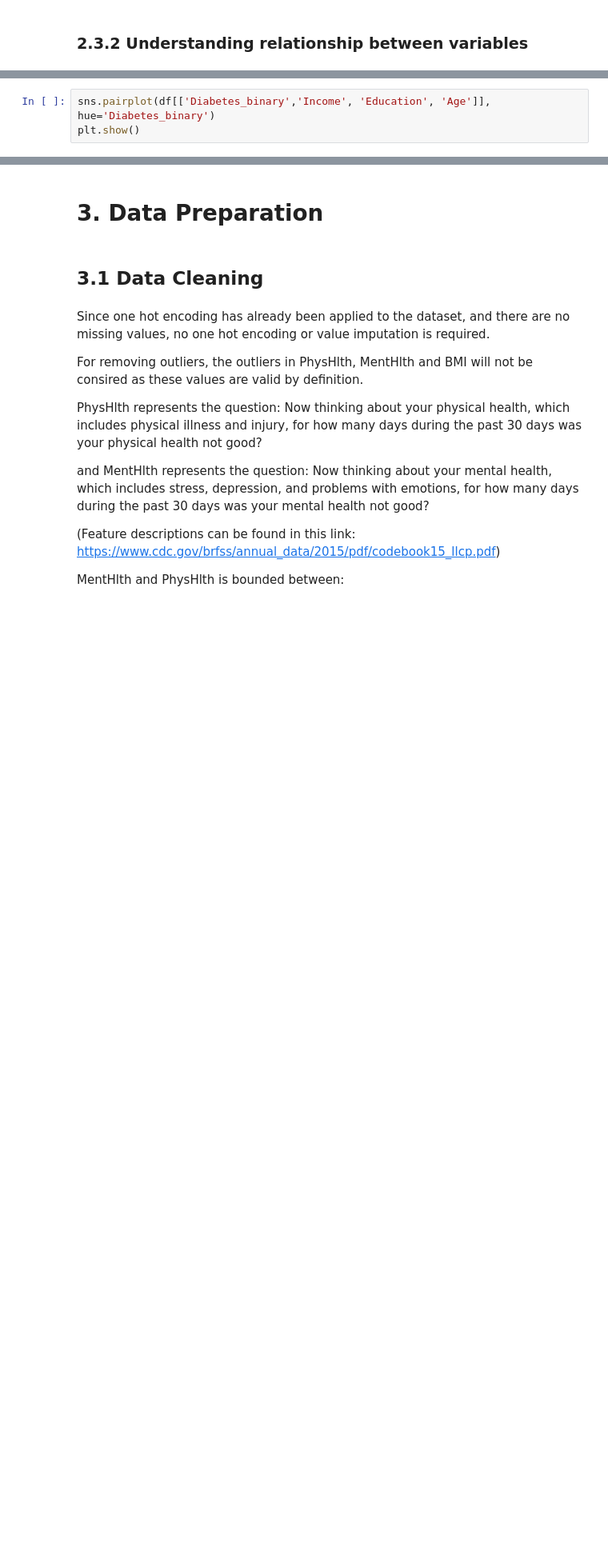
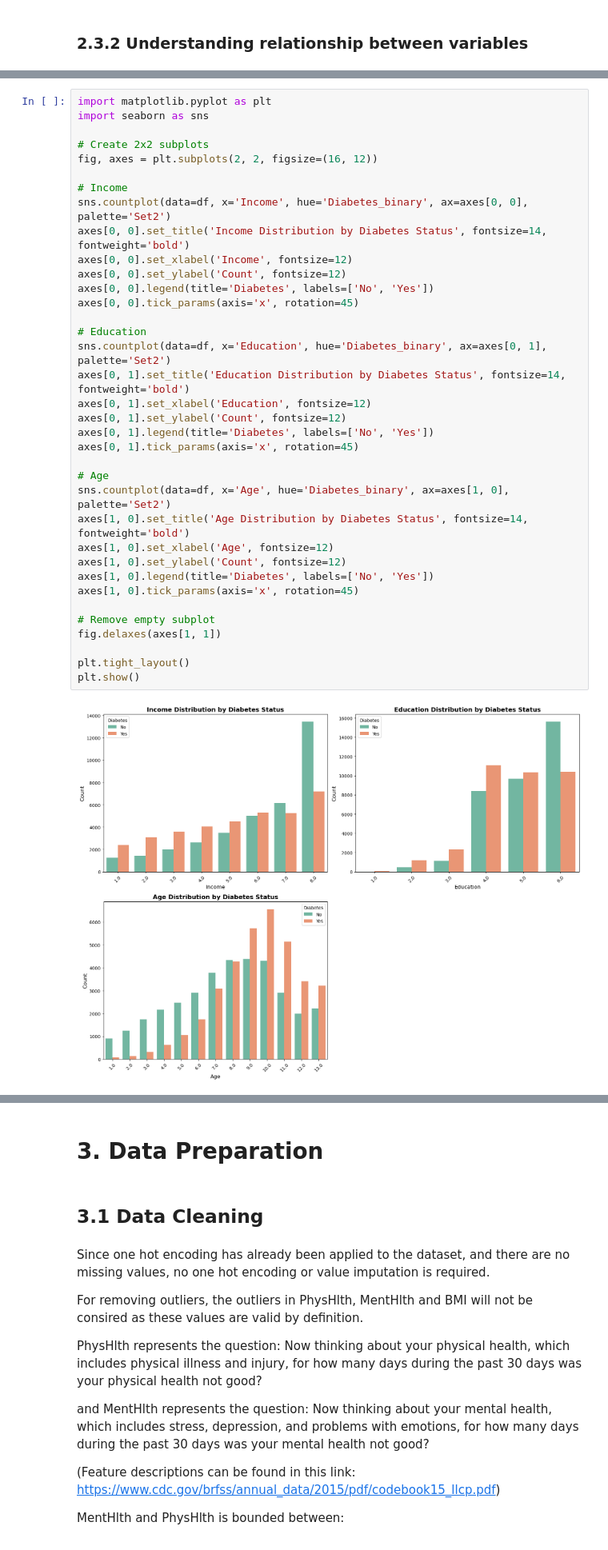
Before and after one commit to Isaac-tan318/MLDP, a Jupyter notebook: MLDP Program Codes Submission Template.ipynb, the cells around one changed output, grey strips where cells are left out. Shown at 80% size. Cells and saved outputs as stored; diff of their text form; blank space fills up the shorter version.

```diff
--- a/MLDP Program Codes Submission Template.ipynb
+++ b/MLDP Program Codes Submission Template.ipynb
@@ -219,3 +229,38 @@ plt.show()
 # %%
-sns.pairplot(df[['Diabetes_binary','Income', 'Education', 'Age']], hue='Diabetes_binary')
+import matplotlib.pyplot as plt
+import seaborn as sns
+
+# Create 2x2 subplots
+fig, axes = plt.subplots(2, 2, figsize=(16, 12))
+
+# Income
+sns.countplot(data=df, x='Income', hue='Diabetes_binary', ax=axes[0, 0], palette='Set2')
+axes[0, 0].set_title('Income Distribution by Diabetes Status', fontsize=14, fontweight='bold')
+axes[0, 0].set_xlabel('Income', fontsize=12)
+axes[0, 0].set_ylabel('Count', fontsize=12)
+axes[0, 0].legend(title='Diabetes', labels=['No', 'Yes'])
+axes[0, 0].tick_params(axis='x', rotation=45)
+
+# Education
+sns.countplot(data=df, x='Education', hue='Diabetes_binary', ax=axes[0, 1], palette='Set2')
+axes[0, 1].set_title('Education Distribution by Diabetes Status', fontsize=14, fontweight='bold')
+axes[0, 1].set_xlabel('Education', fontsize=12)
+axes[0, 1].set_ylabel('Count', fontsize=12)
+axes[0, 1].legend(title='Diabetes', labels=['No', 'Yes'])
+axes[0, 1].tick_params(axis='x', rotation=45)
+
+# Age
+sns.countplot(data=df, x='Age', hue='Diabetes_binary', ax=axes[1, 0], palette='Set2')
+axes[1, 0].set_title('Age Distribution by Diabetes Status', fontsize=14, fontweight='bold')
+axes[1, 0].set_xlabel('Age', fontsize=12)
+axes[1, 0].set_ylabel('Count', fontsize=12)
+axes[1, 0].legend(title='Diabetes', labels=['No', 'Yes'])
+axes[1, 0].tick_params(axis='x', rotation=45)
+
+# Remove empty subplot
+fig.delaxes(axes[1, 1])
+
+plt.tight_layout()
 plt.show()
+# %% [output]
+[figure, added]
```
Also changed, not shown: parts of 10 cells of this notebook, 2 other files.
